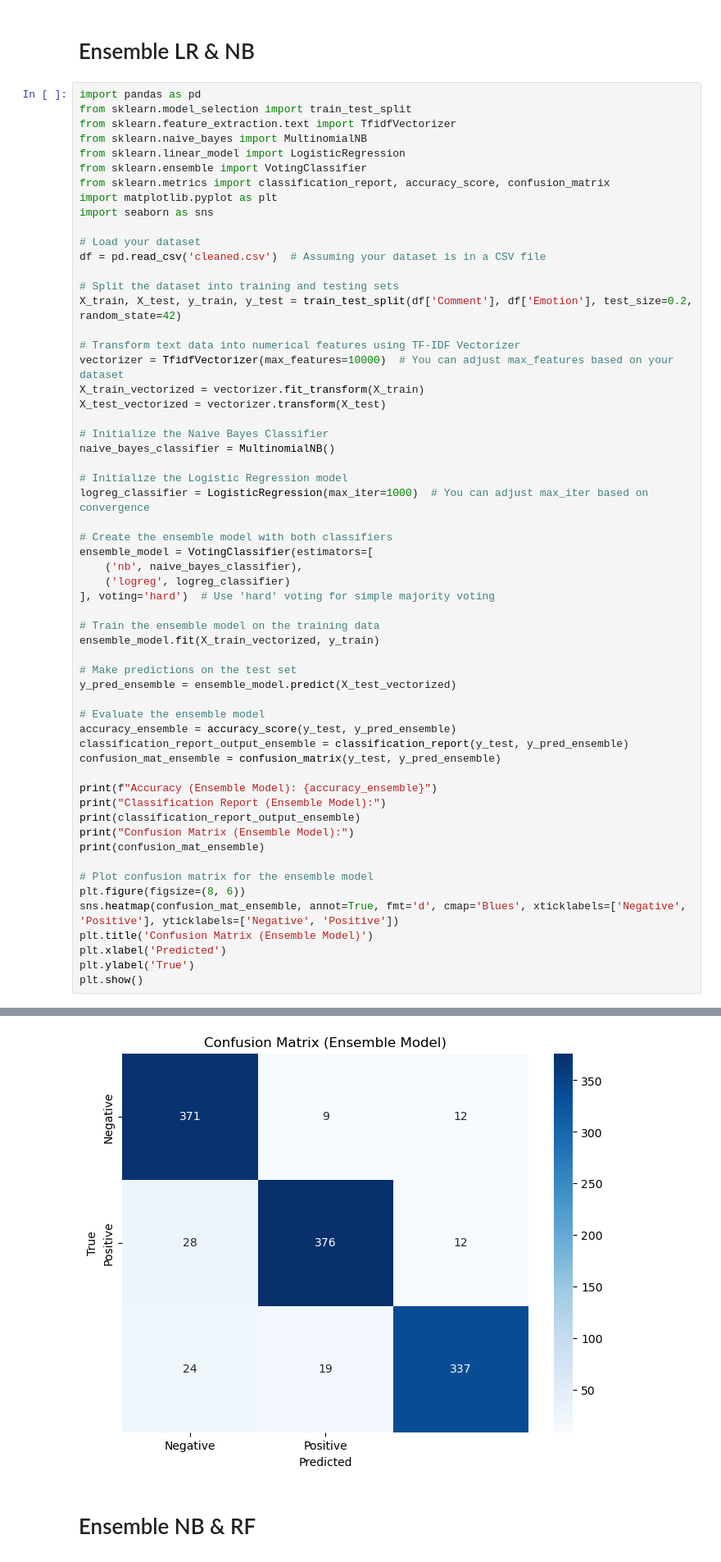
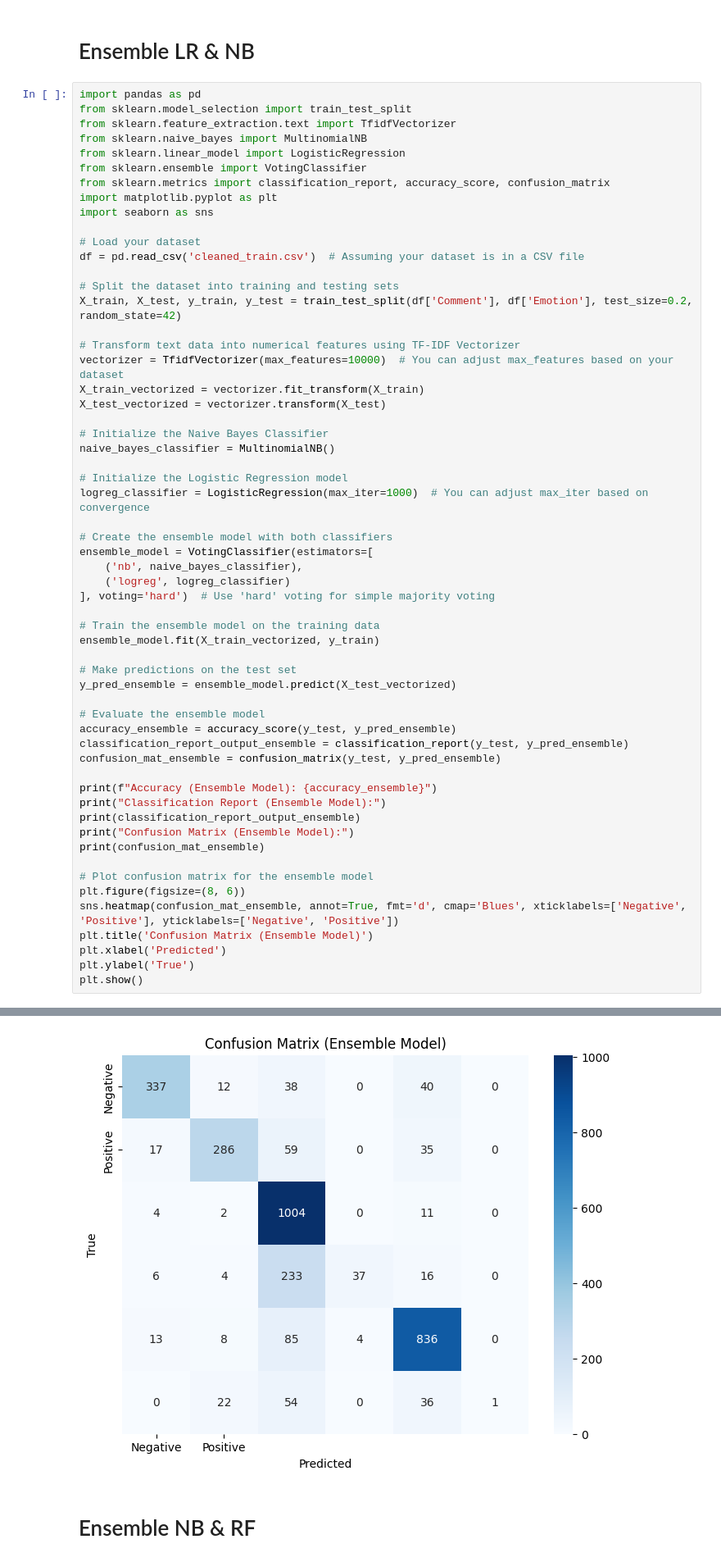
Before and after one commit to DipakAgarwal0703/Sentimental-Analysis, a Jupyter notebook: TRIAL.ipynb, the cells around one changed output, grey strips where cells are left out. Shown at 82% size. Drawn from its saved outputs; the diff is of its cells as text.

```diff
--- a/TRIAL.ipynb
+++ b/TRIAL.ipynb
@@ -503,7 +528,7 @@ import matplotlib.pyplot as plt
 import seaborn as sns
 
 # Load your dataset
-df = pd.read_csv('cleaned.csv')  # Assuming your dataset is in a CSV file
+df = pd.read_csv('cleaned_train.csv')  # Assuming your dataset is in a CSV file
 
 # Split the dataset into training and testing sets
 X_train, X_test, y_train, y_test = train_test_split(df['Comment'], df['Emotion'], test_size=0.2, random_state=42)
@@ -569,4 +595,4 @@ Confusion Matrix (Ensemble Model):
-[figure, old version]
+[figure, new version]
 # %% [markdown]
 # Ensemble NB & RF
 # %%
```
Also changed, not shown: parts of 19 cells of this notebook, 12 other files.
